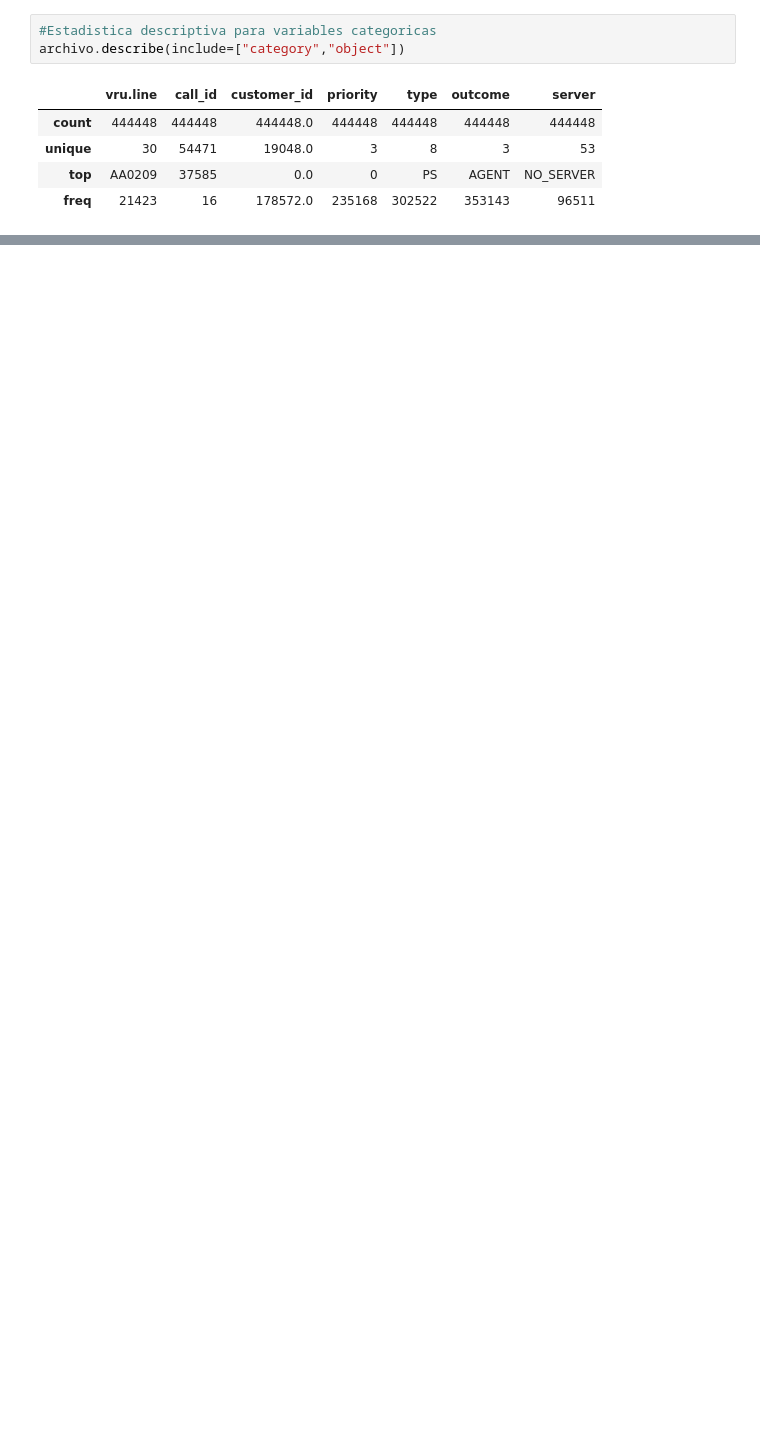
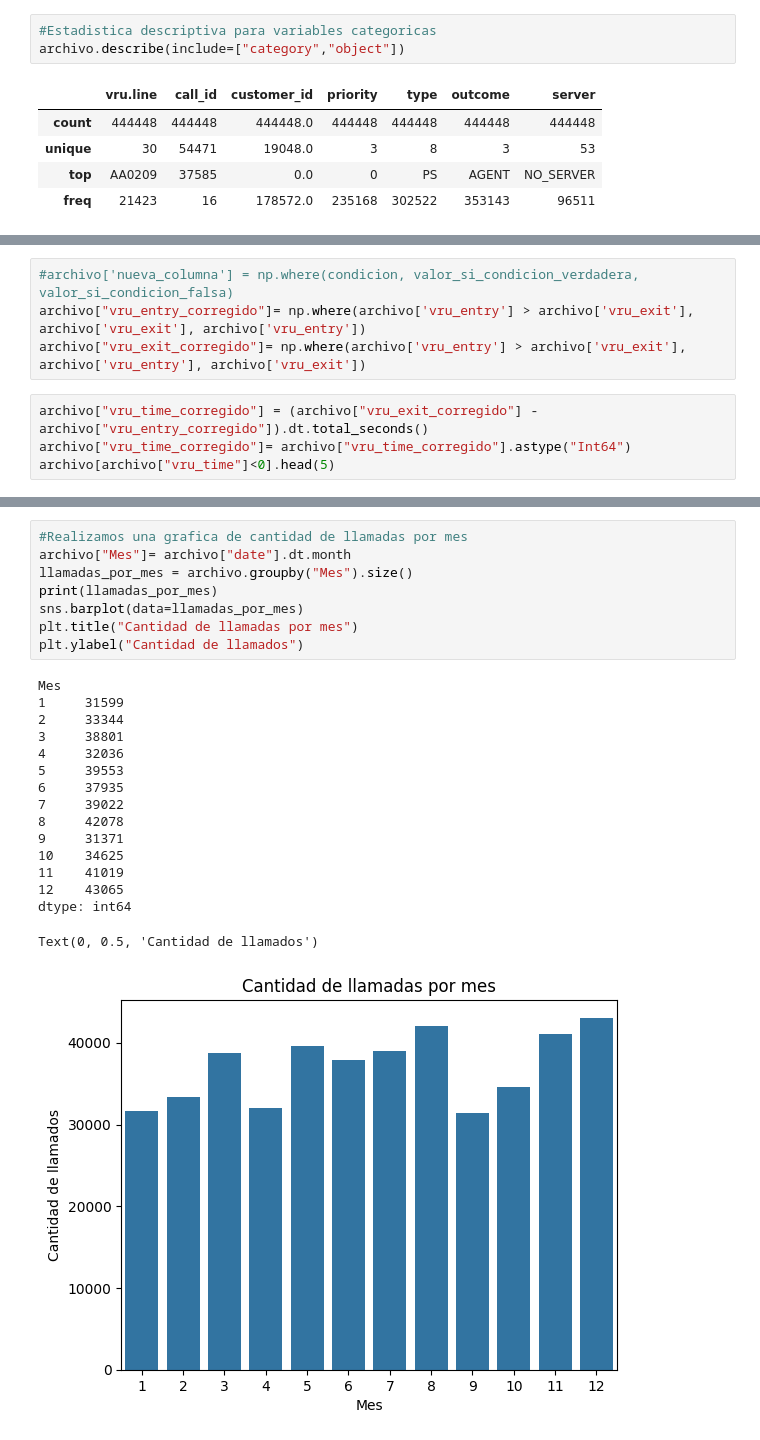
Before and after one commit to ASGuzman/Proyecto, a Jupyter notebook: Notebook.ipynb, the cells around one changed output, grey strips where cells are left out. Cells and saved outputs as stored; diff of their text form; blank space fills up the shorter version.

```diff
--- a/Notebook.ipynb
+++ b/Notebook.ipynb
@@ -151,0 +197,8 @@ print(archivo['call_id'].unique())
+# %%
+#archivo['nueva_columna'] = np.where(condicion, valor_si_condicion_verdadera, valor_si_condicion_falsa)
+archivo["vru_entry_corregido"]= np.where(archivo['vru_entry'] > archivo['vru_exit'], archivo['vru_exit'], archivo['vru_entry'])
+archivo["vru_exit_corregido"]= np.where(archivo['vru_entry'] > archivo['vru_exit'], archivo['vru_entry'], archivo['vru_exit'])
+# %%
+archivo["vru_time_corregido"] = (archivo["vru_exit_corregido"] - archivo["vru_entry_corregido"]).dt.total_seconds()
+archivo["vru_time_corregido"]= archivo["vru_time_corregido"].astype("Int64")
+archivo[archivo["vru_time"]<0].head(5)
@@ -151,0 +234,25 @@ print(archivo['call_id'].unique())
+# %%
+#Realizamos una grafica de cantidad de llamadas por mes
+archivo["Mes"]= archivo["date"].dt.month
+llamadas_por_mes = archivo.groupby("Mes").size()
+print(llamadas_por_mes)
+sns.barplot(data=llamadas_por_mes)
+plt.title("Cantidad de llamadas por mes")
+plt.ylabel("Cantidad de llamados")
+# %% [output]
+Mes
+1     31599
+2     33344
+3     38801
+4     32036
+5     39553
+6     37935
+7     39022
+8     42078
+9     31371
+10    34625
+11    41019
+12    43065
+dtype: int64
+Text(0, 0.5, 'Cantidad de llamados')
+[figure, added]
```
Also changed, not shown: parts of 41 cells of this notebook.
